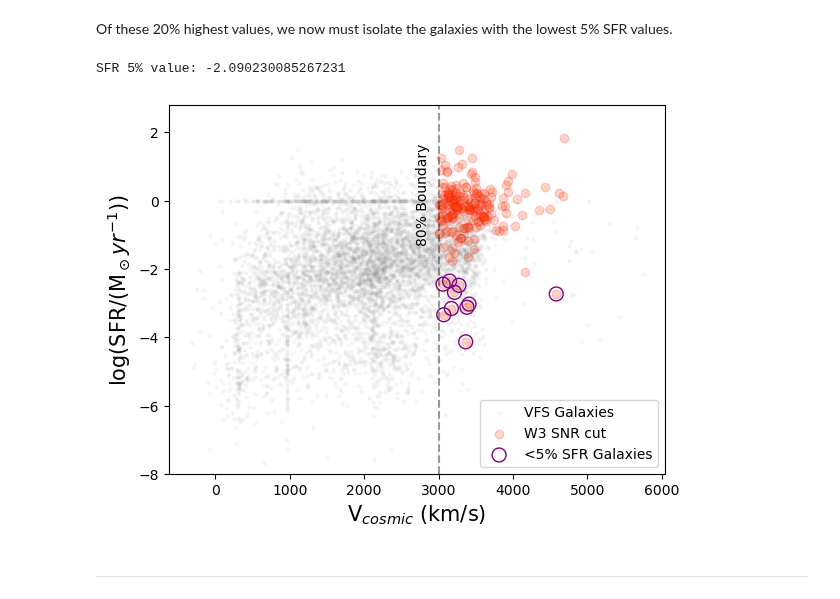
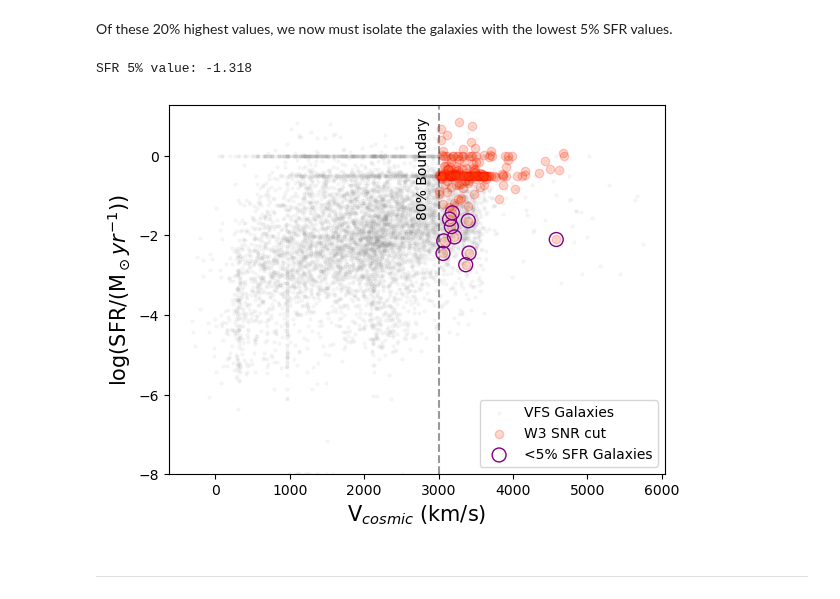
Before and after one commit to Kyssuber/research, a Jupyter notebook: data_analysis/SFRcut_diagnostics.ipynb, the cells around one changed output. Cells and saved outputs as stored; diff of their text form; code cells hidden in the pictures.

```diff
--- a/data_analysis/SFRcut_diagnostics.ipynb
+++ b/data_analysis/SFRcut_diagnostics.ipynb
@@ -10,7 +10,7 @@ path_to_dir = homedir+'/Desktop/v2-20220820/'
 # %%
 v2_main = Table.read(homedir+'/v2_snrcoadd.fits')
 v2_env = Table.read(path_to_dir+'vf_v2_environment.fits')
-magphys = Table.read(path_to_dir+'vf_v2_magphys_legacyExt_final.fits')
+magphys = Table.read(path_to_dir+'vf_v2_magphys_legacyExt_mergedNS.fits')
 
 #mass = magphys['logMstar_med']
 #sfr = magphys['logSFR_med']
@@ -155,29 +130,29 @@ sfrlimit_flag = (sfr_cut<sfrlimit)
 # %%
 #megazords, combine!
 
 #plt.figure(figsize=(6,4))
 plt.scatter(vcosmic,sfr,alpha=0.05,s=5,color='gray',label='VFS Galaxies')
 plt.scatter(vcosmic_limit,sfr_cut,alpha=0.2,color='orangered',
             edgecolor='red',label='W3 SNR cut')
 
 plt.scatter(vcosmic_limit[sfrlimit_flag],sfr_cut[sfrlimit_flag],facecolor='None',edgecolor='purple',s=100,label='<5% SFR Galaxies')
 
 plt.axvline(vlimit,color='black',linestyle='--',alpha=0.4)
-plt.text(2850,-1.3,'80% Boundary',fontsize=10,rotation=90,rotation_mode='anchor')
+plt.text(2850,-1.6,'80% Boundary',fontsize=10,rotation=90,rotation_mode='anchor')
 plt.xlabel(r'V$_{cosmic}$ (km/s)',fontsize=15)
 plt.ylabel(r'log(SFR/(M$_\odot yr^{-1}$))',fontsize=15)
 
 plt.ylim(-8,)
 plt.legend()
 
 print(f'SFR 5% value: {sfr_sorted[index_s]}')
 
 plt.savefig(homedir+'/Desktop/sfrvsv.png',dpi=150)
 
 plt.show()
 # %% [output]
-SFR 5% value: -2.090230085267231
+SFR 5% value: -1.318
-[figure, old version]
+[figure, new version]
 # %%
 #sfr_best --> -2.090 5% limit
 #sfr_med --> -1.398 5% limit
```
Also changed, not shown: parts of 4 cells of this notebook, 3 other files.
